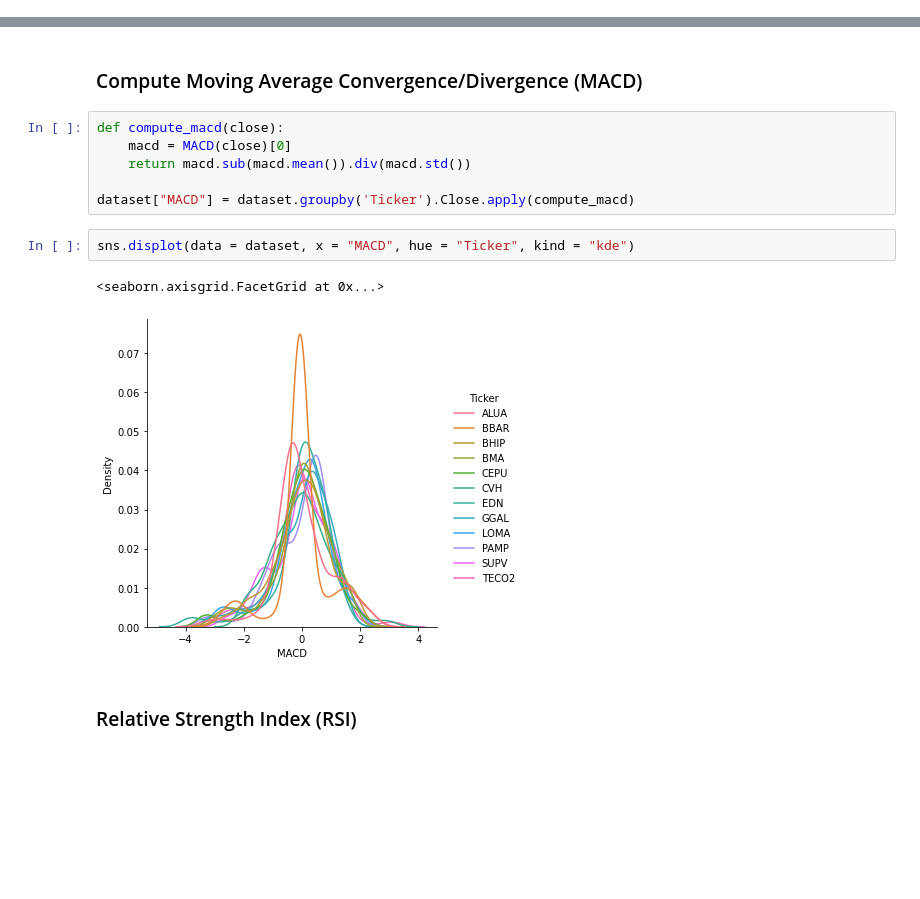
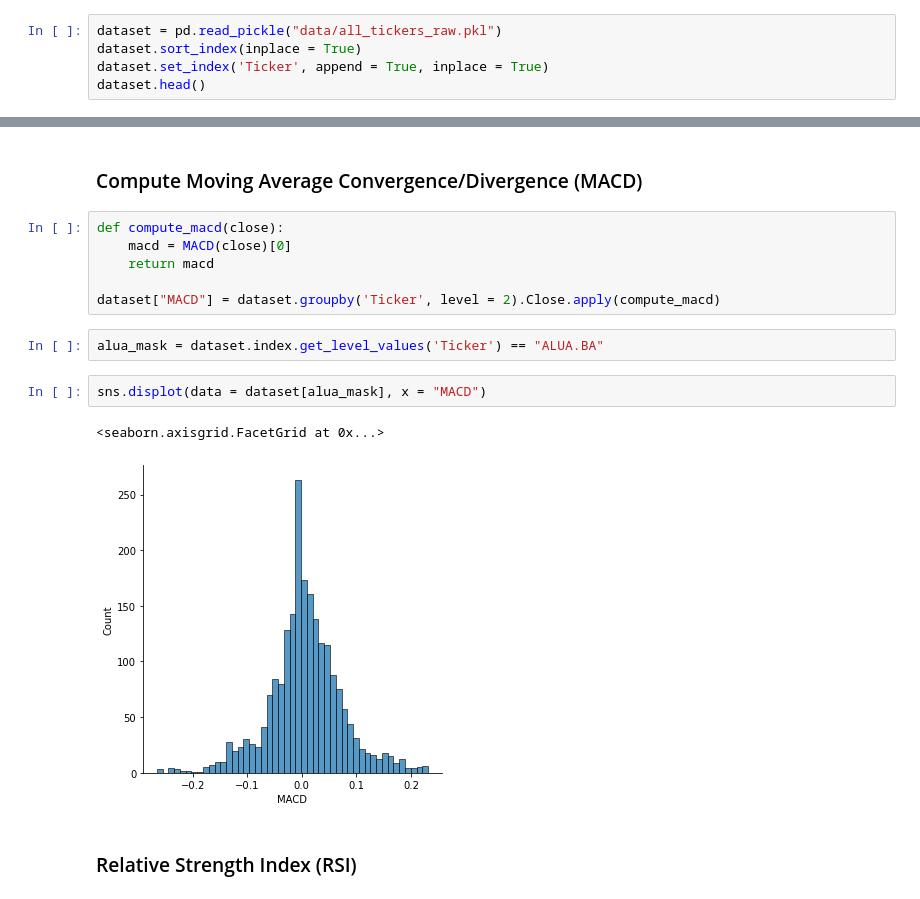
Before and after one commit to cdgn-coding/bcba-algo-trading, a Jupyter notebook: 1_Feature_Engineering.ipynb, the cells around one changed output, grey strips where cells are left out. Saved outputs shown, nothing was run; the diff lists cells and outputs as text; blank space fills up the shorter version.

Commit message:
Agrego cambios en las notebooks para soportar gran cantidad de tickers

```diff
--- a/1_Feature_Engineering.ipynb
+++ b/1_Feature_Engineering.ipynb
@@ -63,0 +25,5 @@ dataset.sample(5)
+# %%
+dataset = pd.read_pickle("data/all_tickers_raw.pkl")
+dataset.sort_index(inplace = True)
+dataset.set_index('Ticker', append = True, inplace = True)
+dataset.head()
@@ -68,14 +42,16 @@ dataset.sample(5)
 # %%
 def compute_macd(close):
     macd = MACD(close)[0]
-    return macd.sub(macd.mean()).div(macd.std())
+    return macd
 
-dataset["MACD"] = dataset.groupby('Ticker').Close.apply(compute_macd)
+dataset["MACD"] = dataset.groupby('Ticker', level = 2).Close.apply(compute_macd)
+# %%
+alua_mask = dataset.index.get_level_values('Ticker') == "ALUA.BA"
 # %%
-sns.displot(data = dataset, x = "MACD", hue = "Ticker", kind = "kde")
+sns.displot(data = dataset[alua_mask], x = "MACD")
 # %% [output]
 <seaborn.axisgrid.FacetGrid at 0x...>
-[figure, old version]
+[figure, new version]
 # %% [markdown]
 ### Relative Strength Index (RSI)
 # %%
```
Also changed, not shown: parts of 33 cells of this notebook, 3 other files.
